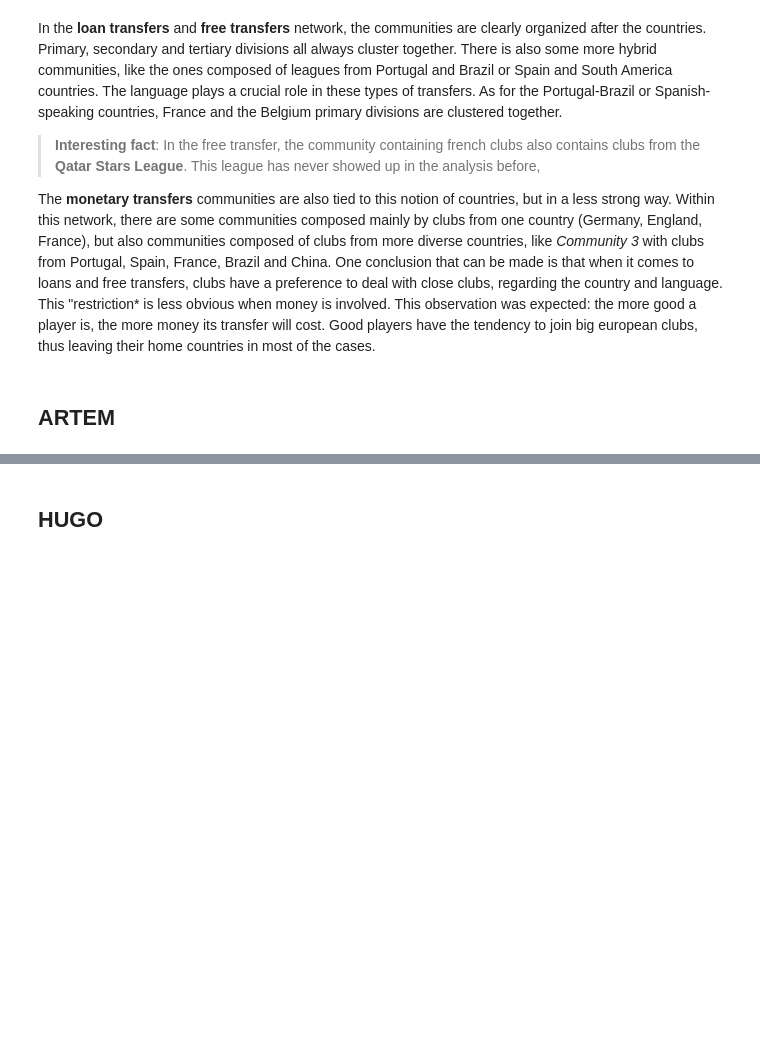
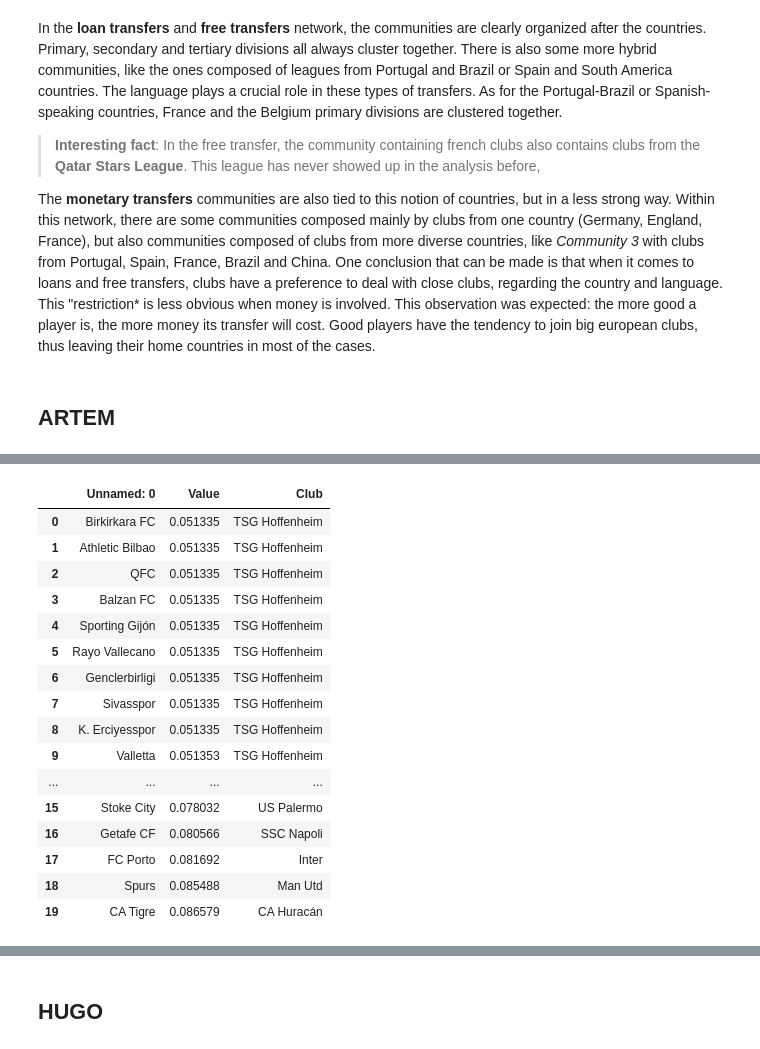
Before and after one commit to MGT-416/Team1FinalProject, a Jupyter notebook: Project Report.ipynb, the cells around one changed output, grey strips where cells are left out. Drawn from its saved outputs; the diff is of its cells as text; code cells hidden in the pictures; blank space fills up the shorter version.

```diff
--- a/Project Report.ipynb
+++ b/Project Report.ipynb
@@ -292,0 +840,21 @@ The **monetary transfers** communities are also tied to this notion of countries
+# %%
+df = pd.read_csv('figures/results_max.csv')
+df[:20]
+# %% [output]
+|  | Unnamed: 0 | Value | Club |
+| 0 | Birkirkara FC | 0.051335 | TSG Hoffenheim |
+| 1 | Athletic Bilbao | 0.051335 | TSG Hoffenheim |
+| 2 | QFC | 0.051335 | TSG Hoffenheim |
+| 3 | Balzan FC | 0.051335 | TSG Hoffenheim |
+| 4 | Sporting Gijón | 0.051335 | TSG Hoffenheim |
+| 5 | Rayo Vallecano | 0.051335 | TSG Hoffenheim |
+| 6 | Genclerbirligi | 0.051335 | TSG Hoffenheim |
+| 7 | Sivasspor | 0.051335 | TSG Hoffenheim |
+| 8 | K. Erciyesspor | 0.051335 | TSG Hoffenheim |
+| 9 | Valletta | 0.051353 | TSG Hoffenheim |
+| ... | ... | ... | ... |
+| 15 | Stoke City | 0.078032 | US Palermo |
+| 16 | Getafe CF | 0.080566 | SSC Napoli |
+| 17 | FC Porto | 0.081692 | Inter |
+| 18 | Spurs | 0.085488 | Man Utd |
+| 19 | CA Tigre | 0.086579 | CA Huracán |
```
Also changed, not shown: parts of 17 cells of this notebook, 5 other files.
